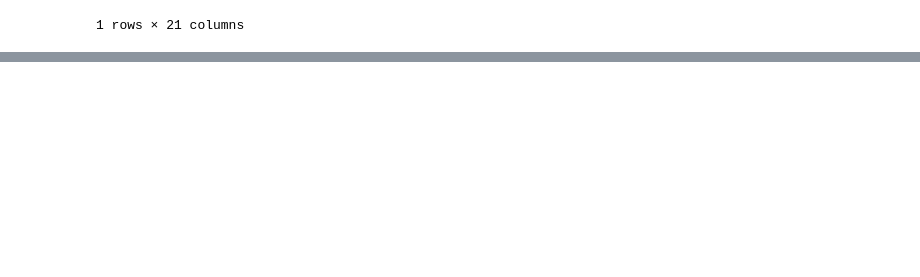
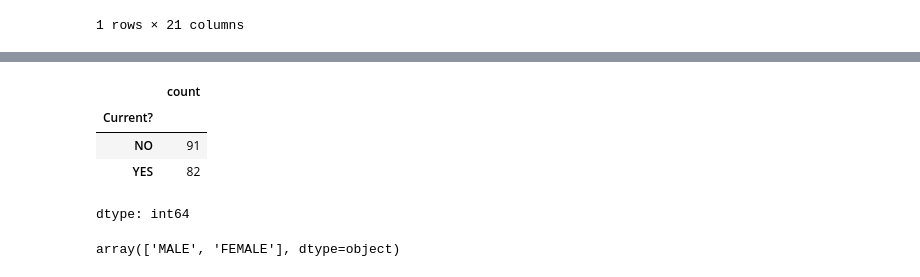
Before and after one commit to viktoruebelhart/avengers, a Jupyter notebook: avengers.ipynb, the cells around one changed output, grey strips where cells are left out. Saved outputs shown, nothing was run; the diff lists cells and outputs as text; code cells hidden in the pictures; blank space fills up the shorter version.

```diff
--- a/avengers.ipynb
+++ b/avengers.ipynb
@@ -116,0 +147,12 @@ rows_with_null_names
+# %%
+df['Current?'].value_counts()
+# %% [output]
+|  | count |
+| Current? |  |
+| NO | 91 |
+| YES | 82 |
+dtype: int64
+# %%
+df['Gender'].unique()
+# %% [output]
+array(['MALE', 'FEMALE'], dtype=object)
```
Also changed, not shown: parts of 3 cells of this notebook.
